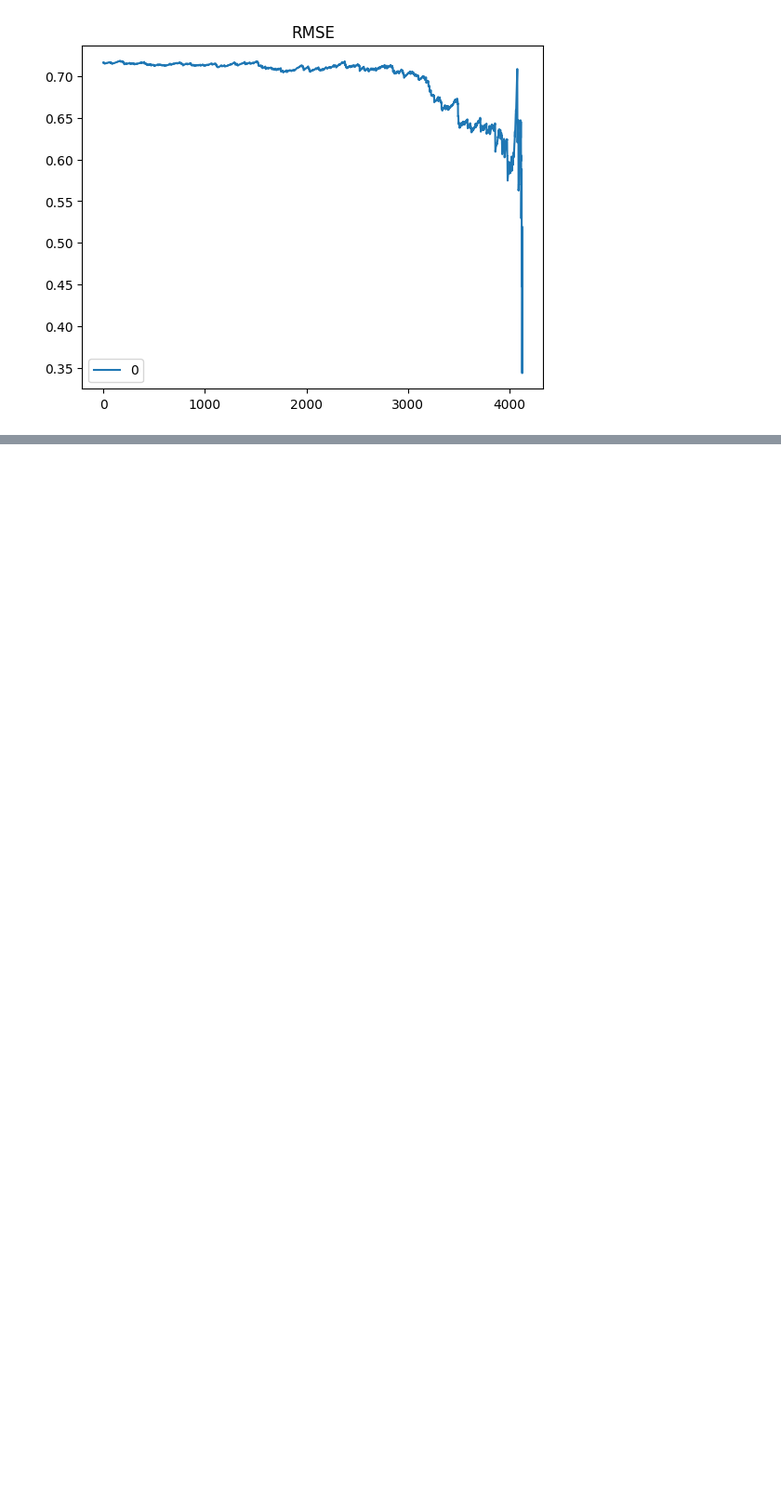
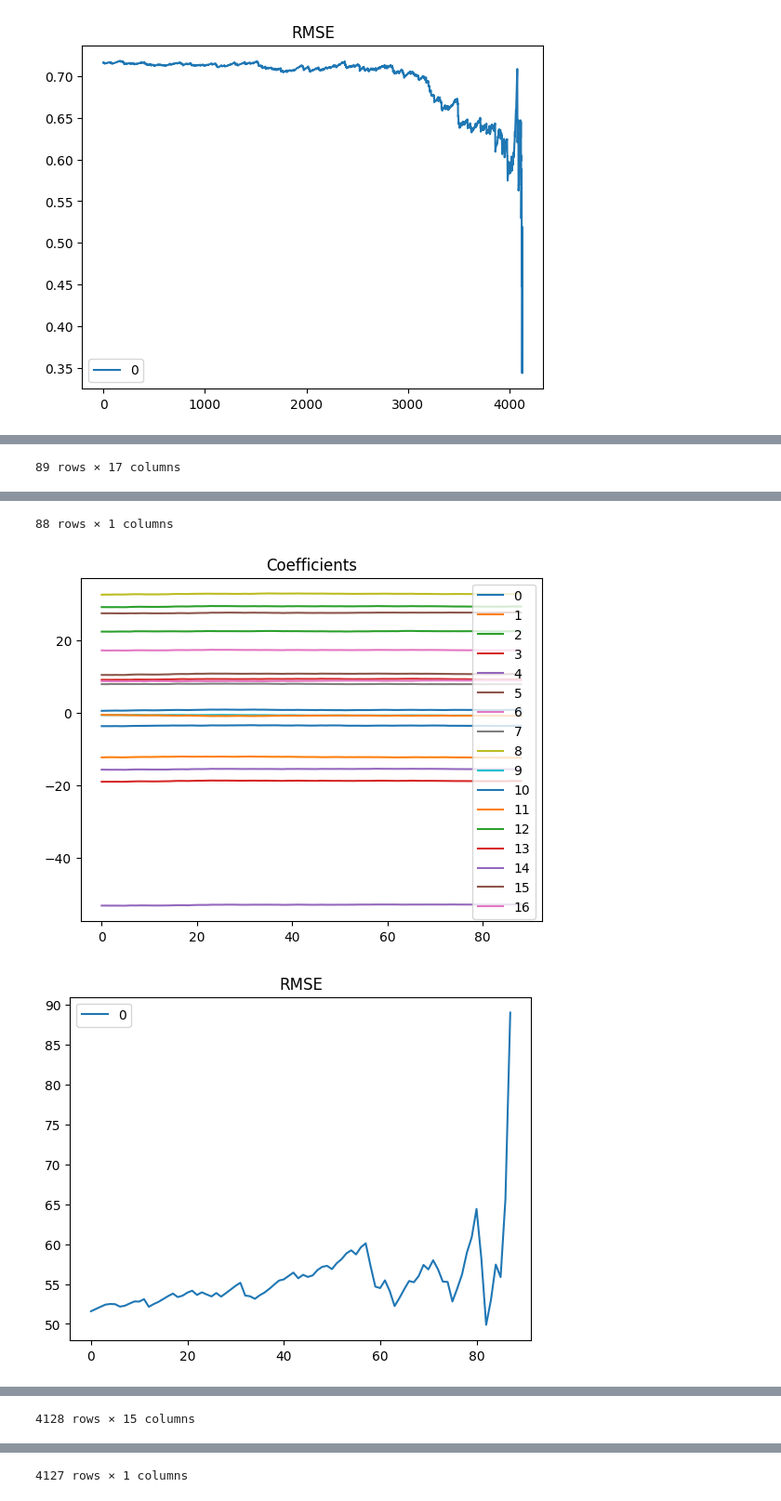
Before and after one commit to Techtonique/nnetsauce, a Jupyter notebook: nnetsauce/demo/thierrymoudiki_2024-12-14-update.ipynb, the cells around one changed output, grey strips where cells are left out. Shown at 93% size. Drawn from its saved outputs; the diff is of its cells as text; code cells hidden in the pictures; blank space fills up the shorter version.

Commit message:
examples with updater Pt.2

```diff
--- a/nnetsauce/demo/thierrymoudiki_2024-12-14-update.ipynb
+++ b/nnetsauce/demo/thierrymoudiki_2024-12-14-update.ipynb
@@ -424,3 +442,44 @@ for dataset in [load_diabetes, fetch_california_housing]:
 4127 rows × 1 columns
 [figure]
 [figure]
+# %%
+alpha = 0.5
+
+# load data
+for dataset in [load_diabetes, fetch_california_housing]:
+
+    coeffs = []
+    rmses = []
+
+    model = ns.CustomRegressor(RidgeCV())
+
+    X, y = dataset(return_X_y=True)
+    #X = StandardScaler().fit_transform(X)
+    # split data
+    X_train, X_test, y_train, y_test = train_test_split(X, y, test_size=0.2, random_state=123)
+    # fit a linear regression model
+    regr = model.fit(X_train, y_train)
+    # update the linear regression model
+    regr_upd = ns.RegressorUpdater(regr, alpha=alpha)
+
+    regr_upd.fit(X_train, y_train)
+    coeffs.append(regr_upd.coef_)
+
+    for i in tqdm(range(X_test.shape[0] - 1)):
+        regr_upd.partial_fit(X_test[i, :], y_test[i])
+        rmses.append(np.sqrt(np.mean((regr_upd.predict(X_test[(i + 1):]) - y_test[(i + 1):])**2)))
+        coeffs.append(regr_upd.coef_)
+
+    df_coeffs = pd.DataFrame(np.asarray(coeffs))
+    df_rmses = pd.DataFrame(np.asarray(rmses))
+
+    display(df_coeffs)
+    display(df_rmses)
+
+    df_coeffs.plot()
+    plt.title("Coefficients")
+    plt.show()
+    df_rmses.plot()
+    plt.title("RMSE")
+    plt.show()
+# %% [output]
@@ -426,0 +498 @@ for dataset in [load_diabetes, fetch_california_housing]:
+89 rows × 17 columns
@@ -426,0 +511,3 @@ for dataset in [load_diabetes, fetch_california_housing]:
+88 rows × 1 columns
+[figure, added]
+[figure, added]
@@ -426,0 +526 @@ for dataset in [load_diabetes, fetch_california_housing]:
+4128 rows × 15 columns
@@ -426,0 +539 @@ for dataset in [load_diabetes, fetch_california_housing]:
+4127 rows × 1 columns
```
Also changed, not shown: parts of 4 cells of this notebook, 3 other files.
